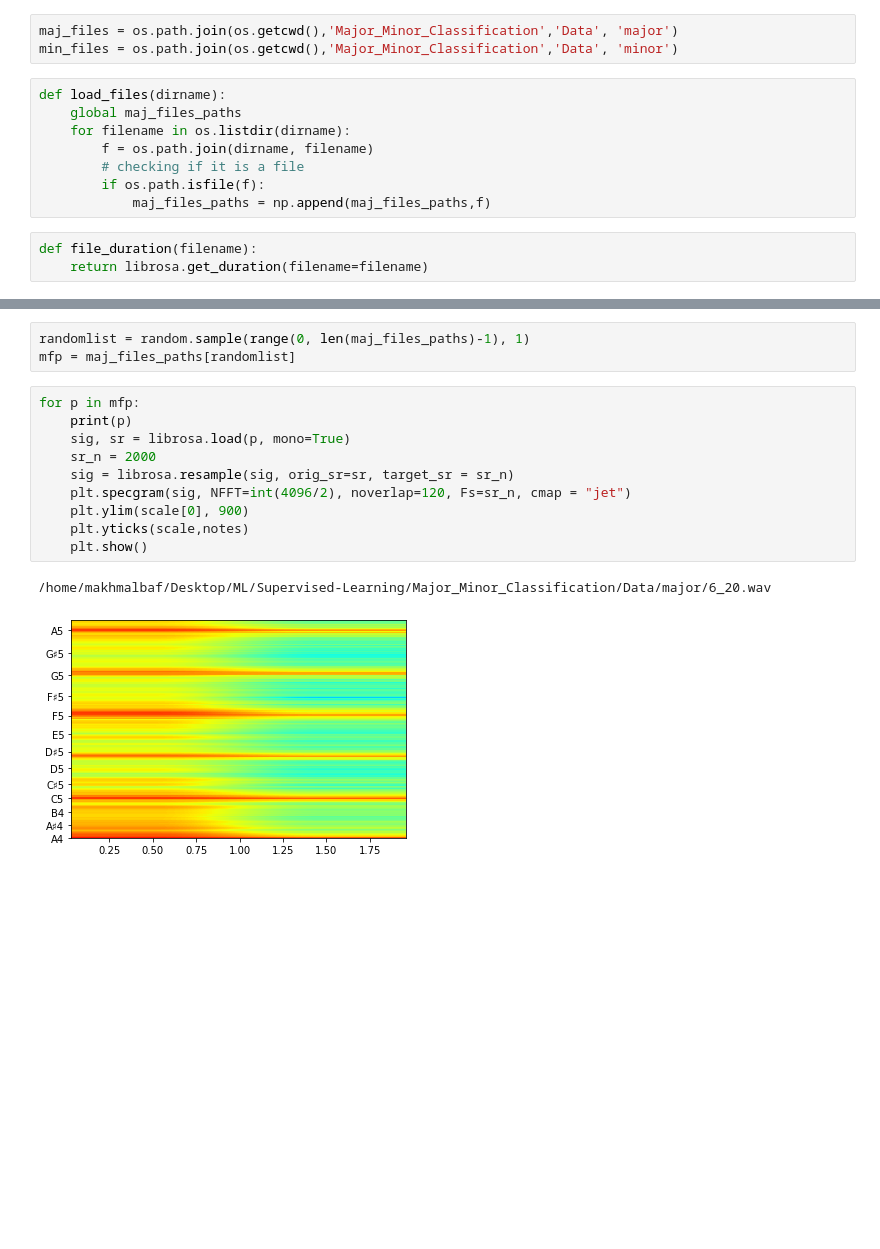
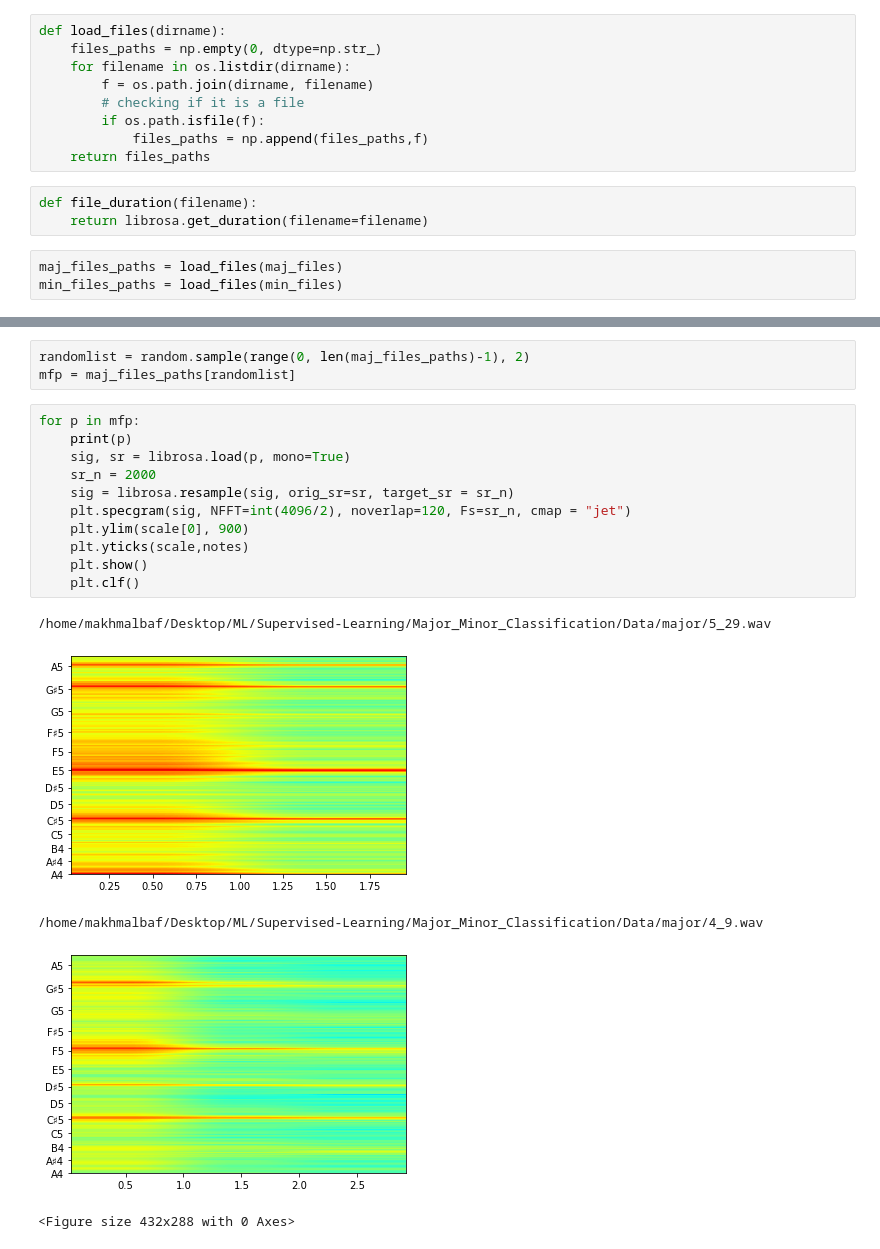
Before and after one commit to sMezaOrellana/Supervised_Learning, a Jupyter notebook: Major_Minor_Classification/dataexploration.ipynb, the cells around one changed output, grey strips where cells are left out. Drawn from its saved outputs; the diff is of its cells as text; blank space fills up the shorter version.

```diff
--- a/Major_Minor_Classification/dataexploration.ipynb
+++ b/Major_Minor_Classification/dataexploration.ipynb
@@ -23,16 +27,17 @@ scale = build_scale()
 notes = librosa.hz_to_note(scale, octave=True)
-# %%
-maj_files = os.path.join(os.getcwd(),'Major_Minor_Classification','Data', 'major')
-min_files = os.path.join(os.getcwd(),'Major_Minor_Classification','Data', 'minor')
 # %%
 def load_files(dirname):
-    global maj_files_paths
+    files_paths = np.empty(0, dtype=np.str_)
     for filename in os.listdir(dirname):
         f = os.path.join(dirname, filename)
         # checking if it is a file
         if os.path.isfile(f):
-            maj_files_paths = np.append(maj_files_paths,f)
+            files_paths = np.append(files_paths,f)
+    return files_paths
 # %%
 def file_duration(filename):
     return librosa.get_duration(filename=filename)
+# %%
+maj_files_paths = load_files(maj_files)
+min_files_paths = load_files(min_files)
 # %%
@@ -58,17 +71,21 @@ print(len(maj_files_paths))
 # %%
-randomlist = random.sample(range(0, len(maj_files_paths)-1), 1)
+randomlist = random.sample(range(0, len(maj_files_paths)-1), 2)
 mfp = maj_files_paths[randomlist]
 # %%
 for p in mfp:
     print(p)
     sig, sr = librosa.load(p, mono=True)
     sr_n = 2000
     sig = librosa.resample(sig, orig_sr=sr, target_sr = sr_n)
     plt.specgram(sig, NFFT=int(4096/2), noverlap=120, Fs=sr_n, cmap = "jet")
     plt.ylim(scale[0], 900)
     plt.yticks(scale,notes)
     plt.show()
+    plt.clf()
 # %% [output]
-/home/makhmalbaf/Desktop/ML/Supervised-Learning/Major_Minor_Classification/Data/major/6_20.wav
+/home/makhmalbaf/Desktop/ML/Supervised-Learning/Major_Minor_Classification/Data/major/5_29.wav
-[figure, old version]
+[figure, new version]
+/home/makhmalbaf/Desktop/ML/Supervised-Learning/Major_Minor_Classification/Data/major/4_9.wav
+[figure, added]
+<Figure size 432x288 with 0 Axes>
 # %%
```
Also changed, not shown: parts of 10 cells of this notebook, 2 other files.
